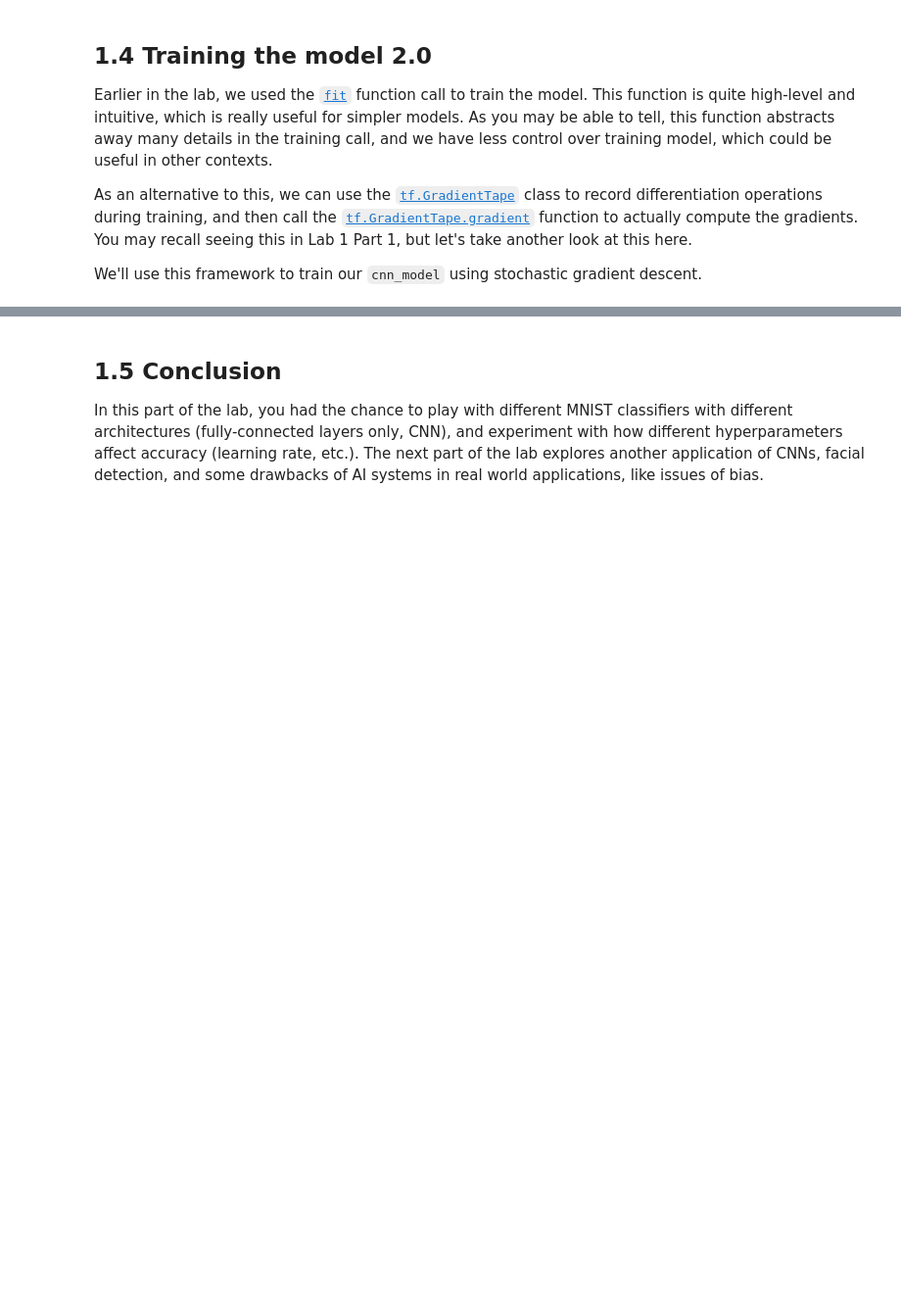
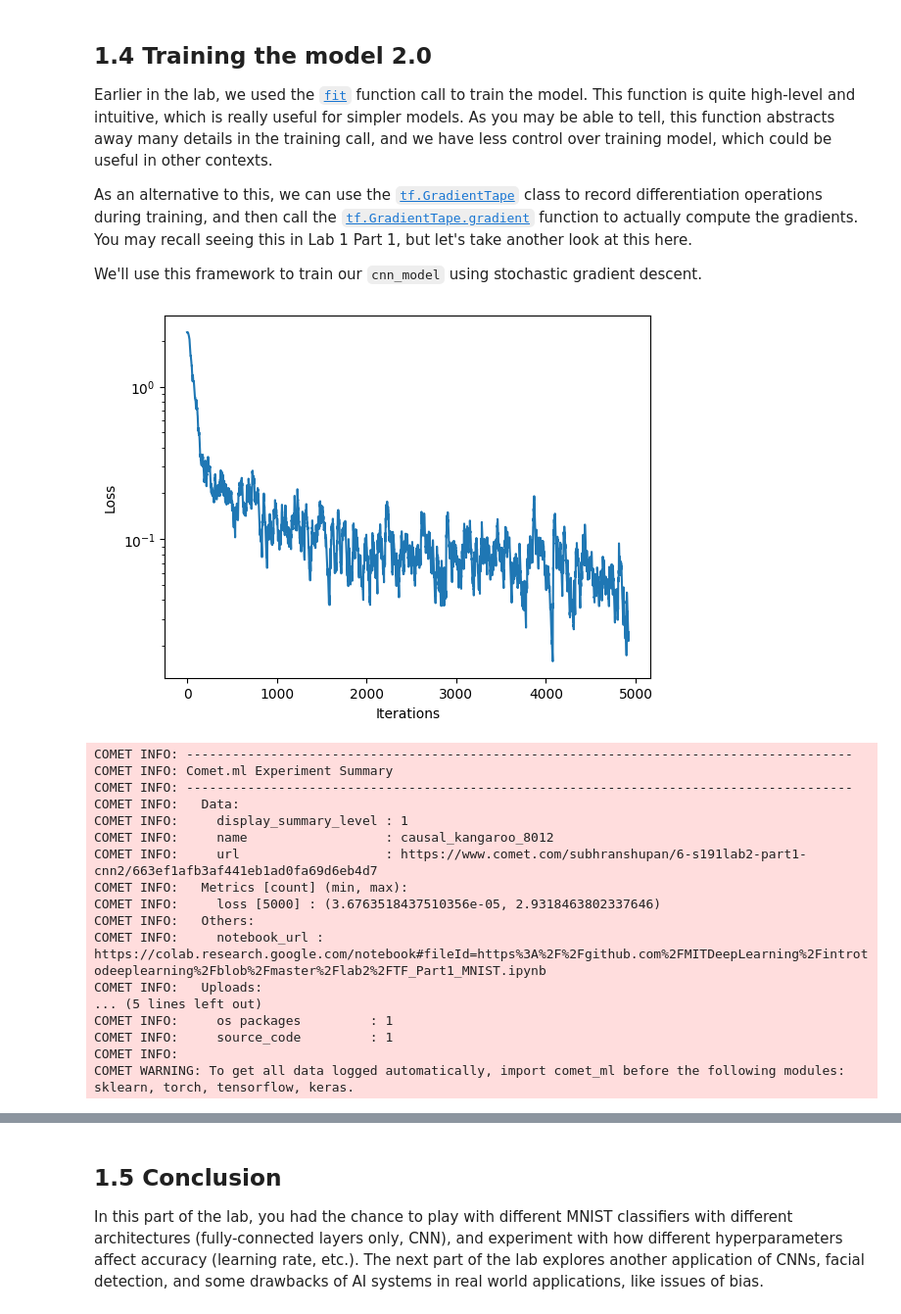
Before and after one commit to SubhranshuPan/MIT_Intro-Deep_Learning, a Jupyter notebook: TF_Part1_MNIST.ipynb, the cells around one changed output, grey strips where cells are left out. Shown at 98% size. Cells and saved outputs as stored; diff of their text form; code cells hidden in the pictures; blank space fills up the shorter version.

```diff
--- a/TF_Part1_MNIST.ipynb
+++ b/TF_Part1_MNIST.ipynb
@@ -314,33 +447,52 @@ loss_history = mdl.util.LossHistory(smoothing_factor=0.95) # to record the evolu
 plotter = mdl.util.PeriodicPlotter(sec=2, xlabel='Iterations', ylabel='Loss', scale='semilogy')
 optimizer = tf.keras.optimizers.SGD(learning_rate=1e-2) # define our optimizer
 
 comet_ml.init(project_name="6.s191lab2_part1_CNN2")
 comet_model_3 = comet_ml.Experiment()
 
 if hasattr(tqdm, '_instances'): tqdm._instances.clear() # clear if it exists
 
 for idx in tqdm(range(0, train_images.shape[0], batch_size)):
   # First grab a batch of training data and convert the input images to tensors
   (images, labels) = (train_images[idx:idx+batch_size], train_labels[idx:idx+batch_size])
   images = tf.convert_to_tensor(images, dtype=tf.float32)
 
   # GradientTape to record differentiation operations
   with tf.GradientTape() as tape:
     #'''TODO: feed the images into the model and obtain the predictions'''
-    logits = # TODO
+    logits = cnn_model(images)
 
     #'''TODO: compute the categorical cross entropy loss
-    loss_value = tf.keras.backend.sparse_categorical_crossentropy('''TODO''', '''TODO''') # TODO
+    loss_value = tf.keras.backend.sparse_categorical_crossentropy(labels, logits) # TODO
     comet_model_3.log_metric("loss", loss_value.numpy().mean(), step=idx)
 
   loss_history.append(loss_value.numpy().mean()) # append the loss to the loss_history record
   plotter.plot(loss_history.get())
 
   # Backpropagation
   '''TODO: Use the tape to compute the gradient against all parameters in the CNN model.
       Use cnn_model.trainable_variables to access these parameters.'''
-  grads = # TODO
+  grads = tape.gradient(loss_value, cnn_model.trainable_variables)
   optimizer.apply_gradients(zip(grads, cnn_model.trainable_variables))
 
 comet_model_3.log_figure(figure=plt)
 comet_model_3.end()
+# %% [output]
+[figure, added]
+COMET INFO: ---------------------------------------------------------------------------------------
+COMET INFO: Comet.ml Experiment Summary
+COMET INFO: ---------------------------------------------------------------------------------------
+COMET INFO:   Data:
+COMET INFO:     display_summary_level : 1
+COMET INFO:     name                  : causal_kangaroo_8012
+COMET INFO:     url                   : https://www.comet.com/subhranshupan/6-s191lab2-part1-cnn2/663ef1afb3af441eb1ad0fa69d6eb4d7
+COMET INFO:   Metrics [count] (min, max):
+COMET INFO:     loss [5000] : (3.6763518437510356e-05, 2.9318463802337646)
+COMET INFO:   Others:
+COMET INFO:     notebook_url : https://colab.research.google.com/notebook#fileId=https%3A%2F%2Fgithub.com%2FMITDeepLearning%2Fintrotodeeplearning%2Fblob%2Fmaster%2Flab2%2FTF_Part1_MNIST.ipynb
+COMET INFO:   Uploads:
+... (5 lines left out)
+COMET INFO:     os packages         : 1
+COMET INFO:     source_code         : 1
+COMET INFO:
+COMET WARNING: To get all data logged automatically, import comet_ml before the following modules: sklearn, torch, tensorflow, keras.
```
Also changed, not shown: parts of 19 cells of this notebook.
